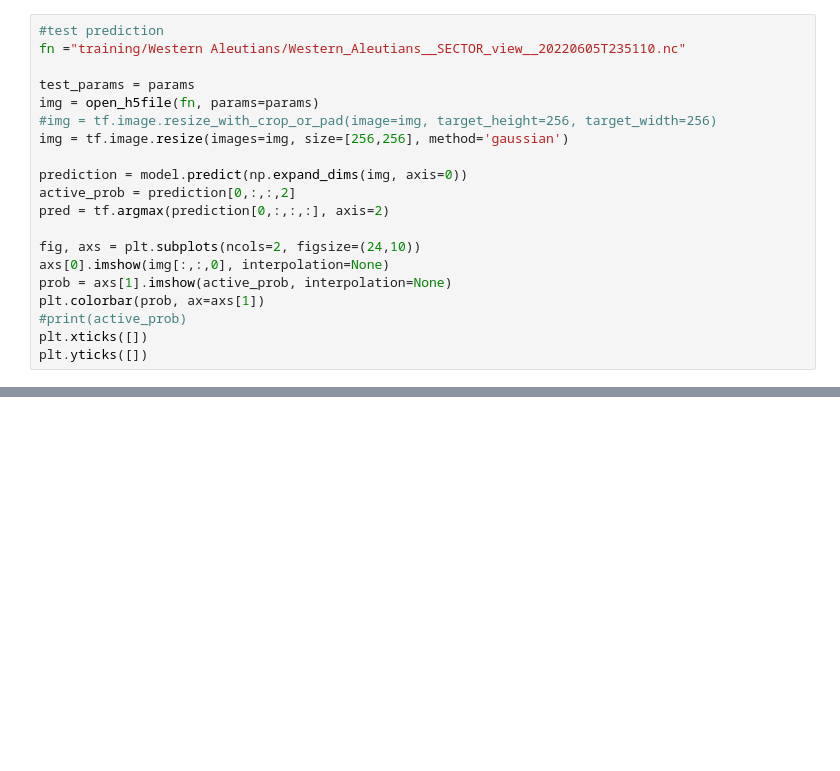
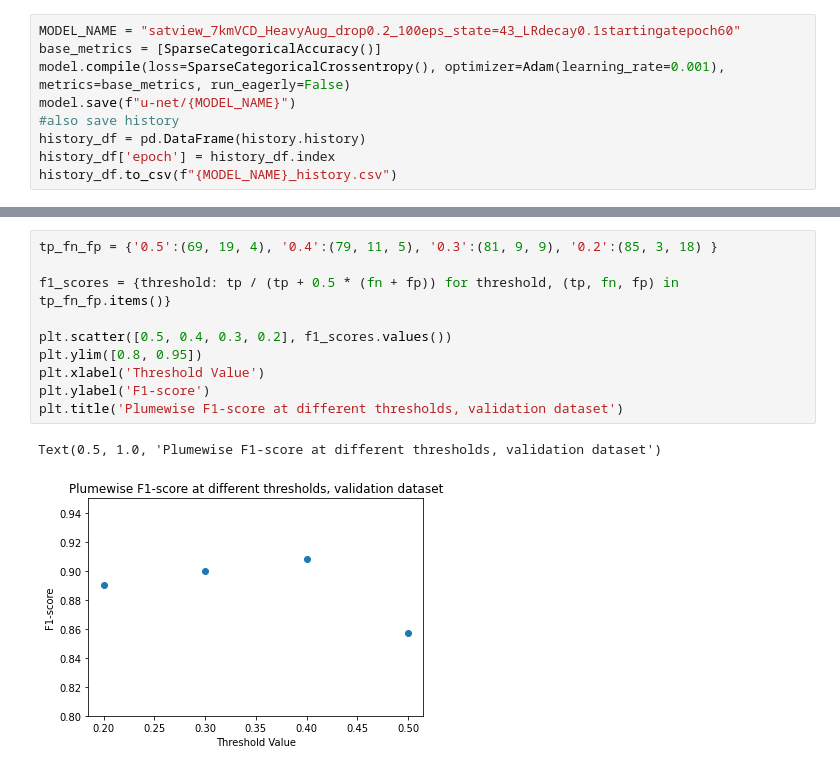
Before and after one commit to csaundersshultz/github_training, a Jupyter notebook: SO2_segmentation_satellite_view.ipynb, the cells around one changed output, grey strips where cells are left out. Cells and saved outputs as stored; diff of their text form; blank space fills up the shorter version.

```diff
--- a/SO2_segmentation_satellite_view.ipynb
+++ b/SO2_segmentation_satellite_view.ipynb
@@ -394,21 +397,10 @@ NameError: name 'np' is not defined
 # %%
-#test prediction
-fn ="training/Western Aleutians/Western_Aleutians__SECTOR_view__20220605T235110.nc"
-
-test_params = params
-img = open_h5file(fn, params=params)
-#img = tf.image.resize_with_crop_or_pad(image=img, target_height=256, target_width=256)
-img = tf.image.resize(images=img, size=[256,256], method='gaussian')
-
-prediction = model.predict(np.expand_dims(img, axis=0))
-active_prob = prediction[0,:,:,2]
-pred = tf.argmax(prediction[0,:,:,:], axis=2)
-
-fig, axs = plt.subplots(ncols=2, figsize=(24,10))
-axs[0].imshow(img[:,:,0], interpolation=None)
-prob = axs[1].imshow(active_prob, interpolation=None)
-plt.colorbar(prob, ax=axs[1])
-#print(active_prob)
-plt.xticks([])
-plt.yticks([])
+MODEL_NAME = "satview_7kmVCD_HeavyAug_drop0.2_100eps_state=43_LRdecay0.1startingatepoch60"
+base_metrics = [SparseCategoricalAccuracy()]
+model.compile(loss=SparseCategoricalCrossentropy(), optimizer=Adam(learning_rate=0.001), metrics=base_metrics, run_eagerly=False)
+model.save(f"u-net/{MODEL_NAME}")
+#also save history
+history_df = pd.DataFrame(history.history)
+history_df['epoch'] = history_df.index
+history_df.to_csv(f"{MODEL_NAME}_history.csv")
 # %% [output]
@@ -428,0 +526,13 @@ plt.legend()
+# %%
+tp_fn_fp = {'0.5':(69, 19, 4), '0.4':(79, 11, 5), '0.3':(81, 9, 9), '0.2':(85, 3, 18) }
+
+f1_scores = {threshold: tp / (tp + 0.5 * (fn + fp)) for threshold, (tp, fn, fp) in tp_fn_fp.items()}
+
+plt.scatter([0.5, 0.4, 0.3, 0.2], f1_scores.values())
+plt.ylim([0.8, 0.95])
+plt.xlabel('Threshold Value')
+plt.ylabel('F1-score')
+plt.title('Plumewise F1-score at different thresholds, validation dataset')
+# %% [output]
+Text(0.5, 1.0, 'Plumewise F1-score at different thresholds, validation dataset')
+[figure, added]
```
Also changed, not shown: parts of 22 cells of this notebook, 5 other files.
